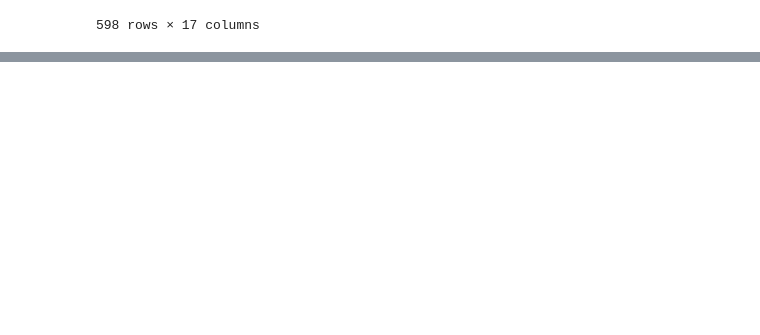
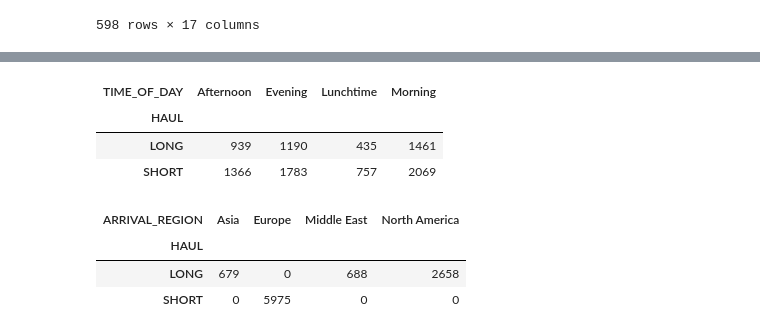
Before and after one commit to meti-creator/british_airways, a Jupyter notebook: notebooks/analysis.ipynb, the cells around one changed output, grey strips where cells are left out. Cells and saved outputs as stored; diff of their text form; code cells hidden in the pictures; blank space fills up the shorter version.

```diff
--- a/notebooks/analysis.ipynb
+++ b/notebooks/analysis.ipynb
@@ -111,0 +134,14 @@ print("Total seats:", df[seat_columns].sum().sum())
+# %%
+pd.crosstab(df["HAUL"], df["TIME_OF_DAY"])
+# %% [output]
+| TIME_OF_DAY | Afternoon | Evening | Lunchtime | Morning |
+| HAUL |  |  |  |  |
+| LONG | 939 | 1190 | 435 | 1461 |
+| SHORT | 1366 | 1783 | 757 | 2069 |
+# %%
+pd.crosstab(df["HAUL"], df["ARRIVAL_REGION"])
+# %% [output]
+| ARRIVAL_REGION | Asia | Europe | Middle East | North America |
+| HAUL |  |  |  |  |
+| LONG | 679 | 0 | 688 | 2658 |
+| SHORT | 0 | 5975 | 0 | 0 |
```
Also changed, not shown: parts of 11 cells of this notebook, 2 other files.
